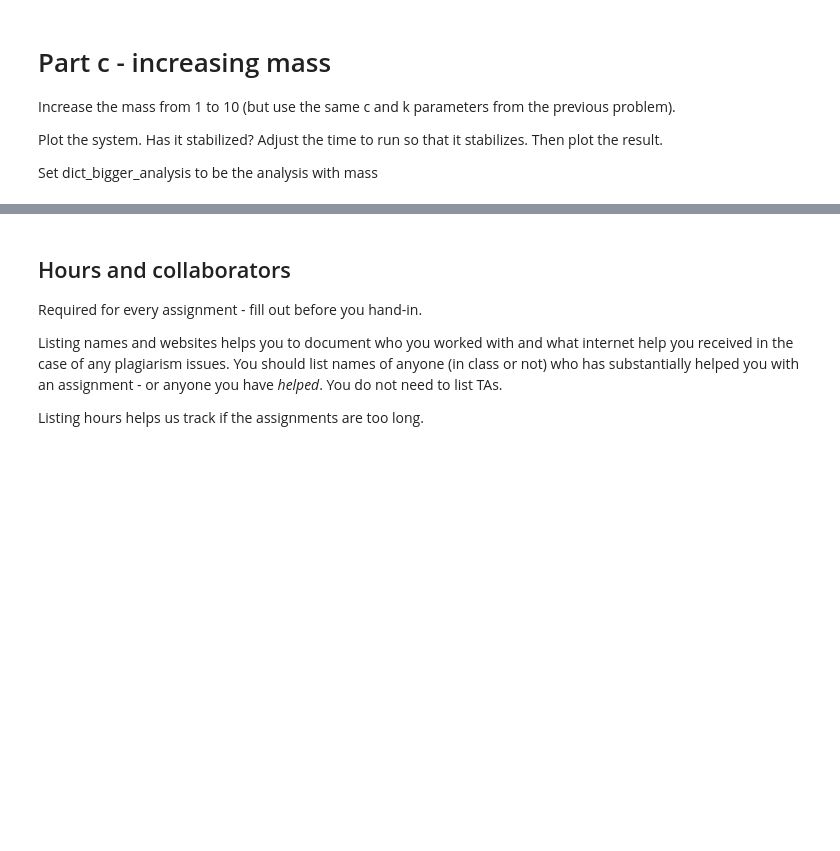
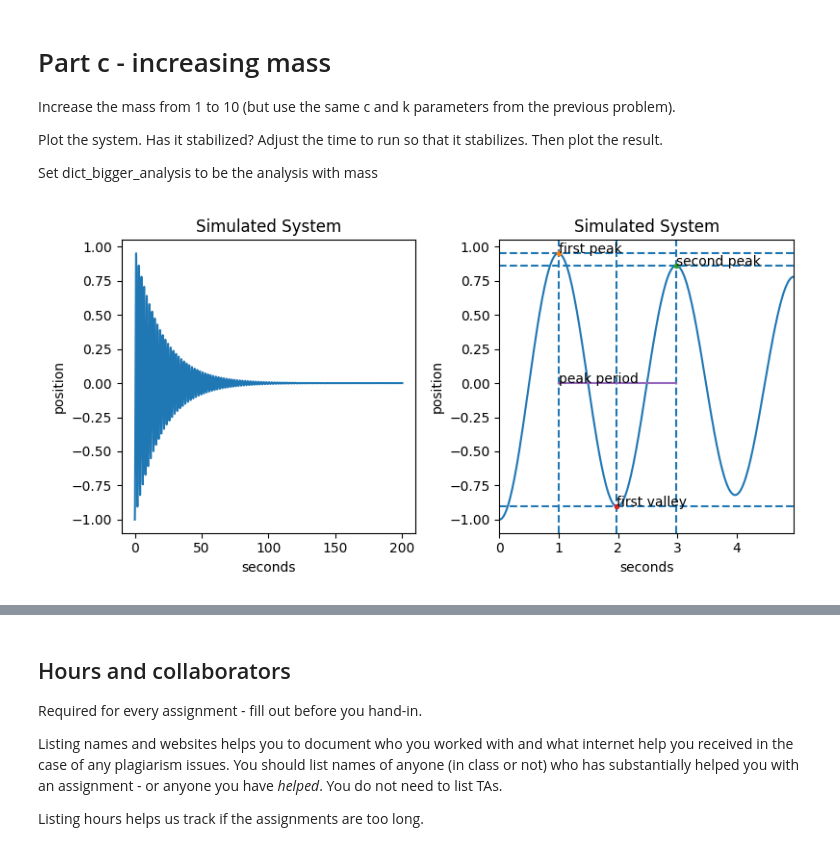
Before and after one commit to AndParker1/IntroPythonProgramming, a Jupyter notebook: Week_4_fitting/HW_2_system_analysis.ipynb, the cells around one changed output, grey strips where cells are left out. Cells and saved outputs as stored; diff of their text form; code cells hidden in the pictures; blank space fills up the shorter version.

```diff
--- a/Week_4_fitting/HW_2_system_analysis.ipynb
+++ b/Week_4_fitting/HW_2_system_analysis.ipynb
@@ -563,15 +608,23 @@ Set dict_bigger_analysis to be the analysis with mass
 # %%
 nrows = 1
 ncols = 2
 fig, axs = plt.subplots(nrows, ncols, figsize=(8, 4))
 
 
 # Run and plot the simulation with the mass increased to 10.
 # Other parameters are the same as in the part b.
-dict_bigger_mass_analysis = ...
+
+
+ts_big, vs_big = simulate_spring_mass(x0=-1.0, c=1.0, k=100.0, m=10.0, t_stop=200, n_times=10000)
+
+dict_bigger_mass_analysis = analyze_data_from_values(ts_big, vs_big, mass=10.0)
+
+plot_system_from_values(axs, ts_big, vs_big, dict_bigger_mass_analysis, m=1.0)
 
 # Make it fit better
 fig.tight_layout()
+# %% [output]
+[figure, added]
 # %%
 # Check your analysis (set dict_bigger_mass_analysis)
 assert(compare_dictionaries('Data/sim_and_plot_answer_c.json', dict_bigger_mass_analysis))
```
Also changed, not shown: parts of 25 cells of this notebook, 1 other file.
